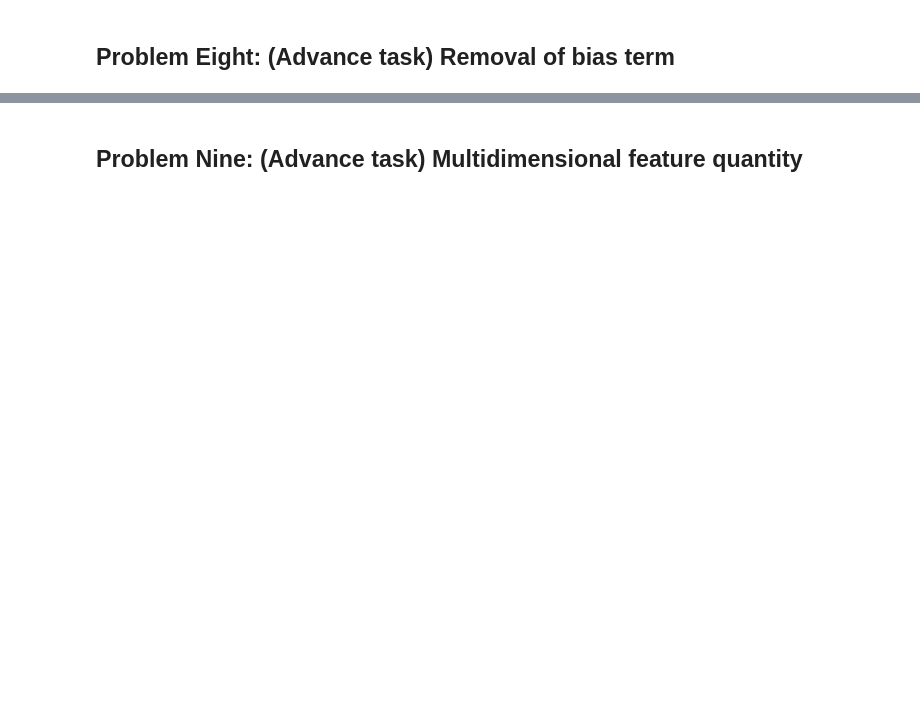
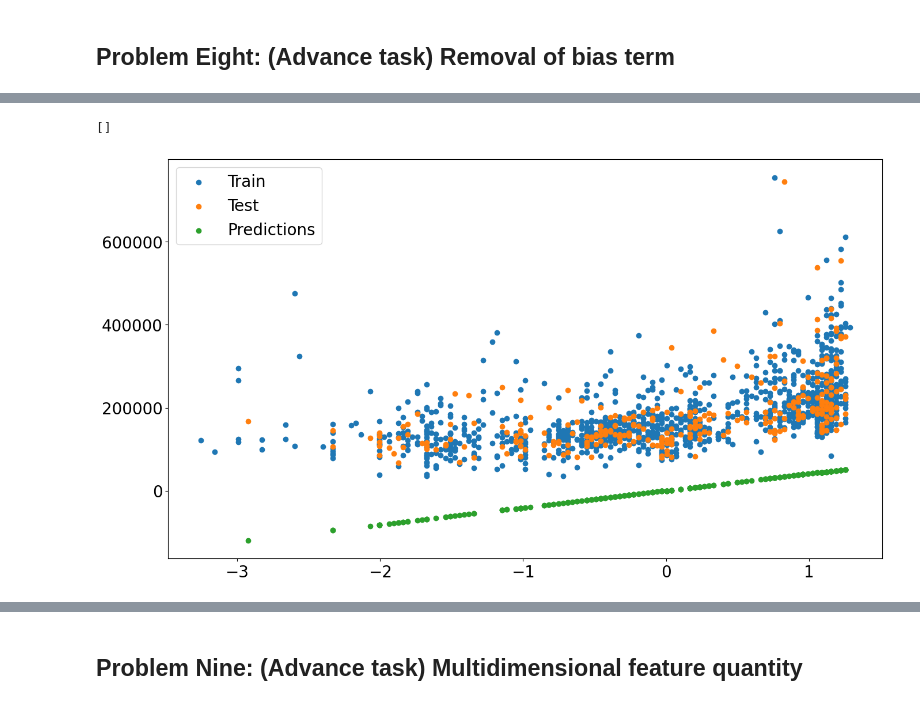
Before and after one commit to andervies/divic-corp-machine-learning-course, a Jupyter notebook: assignment17/Linear Regression Series.ipynb, the cells around one changed output, grey strips where cells are left out. Drawn from its saved outputs; the diff is of its cells as text; code cells hidden in the pictures; blank space fills up the shorter version.

```diff
--- a/assignment17/Linear Regression Series.ipynb
+++ b/assignment17/Linear Regression Series.ipynb
@@ -244,2 +283,8 @@ ValueError: matmul: Input operand 1 does not have enough dimensions (has 0, gufu
 # %% [markdown]
 ## Problem Eight: (Advance task) Removal of bias term
+# %%
+# To remove the bias term, we set the no_bias parameter to True
+reg2 = ScratchLinearRegression(10000, 0.001, True, True)
+reg2.fit(X_train_std, y_train, X_test_std, y_test)
+y_pred2 = reg2.predict(X_test_std)
+y_pred2
@@ -245,0 +326,12 @@ ValueError: matmul: Input operand 1 does not have enough dimensions (has 0, gufu
+# %%
+fig = plt.subplots(figsize=(16, 9))
+plt.rcParams["font.size"] = 20
+
+plt.scatter(X_train_std, y_train, label="Train")
+plt.scatter(X_test_std, y_test, label="Test")
+plt.scatter(X_test_std, y_pred2, label="Predictions")
+plt.legend()
+plt.plot()
+# %% [output]
+[]
+[figure, added]
```
Also changed, not shown: parts of 39 cells of this notebook, 1 other file.
